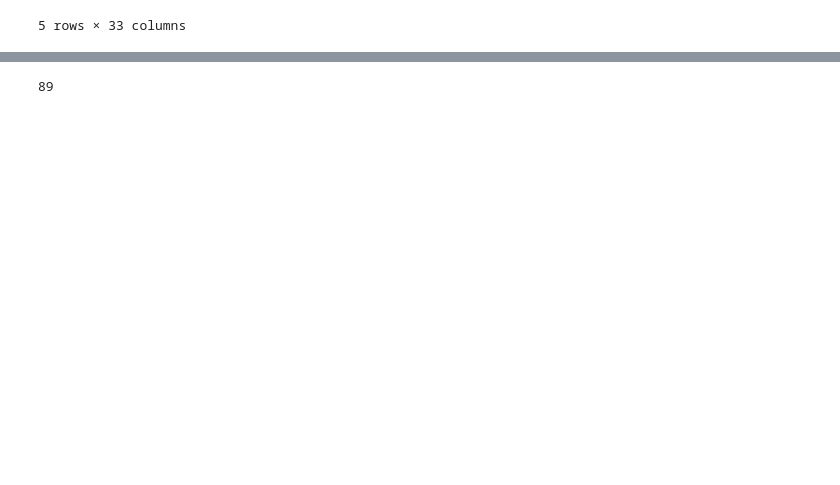
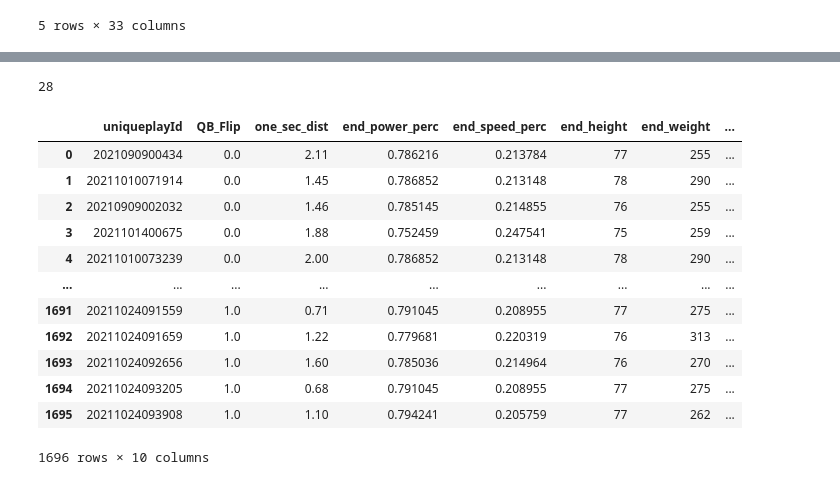
Before and after one commit to cnickol26/BigDataBowl2023, a Jupyter notebook: Modeling.ipynb, the cells around one changed output, grey strips where cells are left out. Saved outputs shown, nothing was run; the diff lists cells and outputs as text; code cells hidden in the pictures; blank space fills up the shorter version.

Commit message:
Speed Model

```diff
--- a/Modeling.ipynb
+++ b/Modeling.ipynb
@@ -11,20 +9,3 @@ WARNING (aesara.tensor.blas): Using NumPy C-API based implementation for BLAS fu
-# %%
-def split_data(data, tackles):
-    for name in tackles:
-        tackle = data[data['tackle_name'] == name]
-        train_x = pd.DataFrame()
-        test_x = pd.DataFrame()
-        train_y = pd.DataFrame()
-        test_y = pd.DataFrame()
-        if len(tackle) > 25:
-            tackle_x = tackle.drop(['one_sec_dist'], axis = 1)
-            tackle_y = tackle[tackle['one_sec_dist']]
-            x_train,x_test,y_train,y_test=train_test_split(tackle_x,tackle_y,test_size=0.2, random_state = 1029)
-            train_x = pd.concat([train_x, x_train])
-            test_x = pd.concat([test_x, x_test])
-            train_y = pd.concat([train_y, y_train])
-            test_y = pd.concat([test_y, y_test])
-    return train_x, test_x, train_y, test_y
 # %% [markdown]
 ## Speed
 Our response will be predicted get off time
@@ -566,4 +578,4 @@ Name: tackle_name, dtype: int64
 ## Amount removed as is
 len(power_data) - len(train_power) - len(test_power)
 # %% [output]
-89
+28
@@ -569,0 +585,21 @@ len(power_data) - len(train_power) - len(test_power)
+# %%
+tackle_dummies = pd.DataFrame(train_speed['tackle_name'].unique()).reset_index().rename(columns = {0:'tackle_name','index':'dummy_tackle'})
+train_speed2 = train_speed.merge(tackle_dummies, on = ['tackle_name'], how = 'left')
+# %%
+train_speed2 = train_speed2.drop(['tackle_name'], axis = 1)
+# %%
+train_speed2
+# %% [output]
+|  | uniqueplayId | QB_Flip | one_sec_dist | end_power_perc | end_speed_perc | end_height | end_weight | ... |
+| 0 | 2021090900434 | 0.0 | 2.11 | 0.786216 | 0.213784 | 77 | 255 | ... |
+| 1 | 20211010071914 | 0.0 | 1.45 | 0.786852 | 0.213148 | 78 | 290 | ... |
+| 2 | 20210909002032 | 0.0 | 1.46 | 0.785145 | 0.214855 | 76 | 255 | ... |
+| 3 | 2021101400675 | 0.0 | 1.88 | 0.752459 | 0.247541 | 75 | 259 | ... |
+| 4 | 20211010073239 | 0.0 | 2.00 | 0.786852 | 0.213148 | 78 | 290 | ... |
+| ... | ... | ... | ... | ... | ... | ... | ... | ... |
+| 1691 | 20211024091559 | 1.0 | 0.71 | 0.791045 | 0.208955 | 77 | 275 | ... |
+| 1692 | 20211024091659 | 1.0 | 1.22 | 0.779681 | 0.220319 | 76 | 313 | ... |
+| 1693 | 20211024092656 | 1.0 | 1.60 | 0.785036 | 0.214964 | 76 | 270 | ... |
+| 1694 | 20211024093205 | 1.0 | 0.68 | 0.791045 | 0.208955 | 77 | 275 | ... |
+| 1695 | 20211024093908 | 1.0 | 1.10 | 0.794241 | 0.205759 | 77 | 262 | ... |
+1696 rows × 10 columns
```
Also changed, not shown: parts of 26 cells of this notebook.
